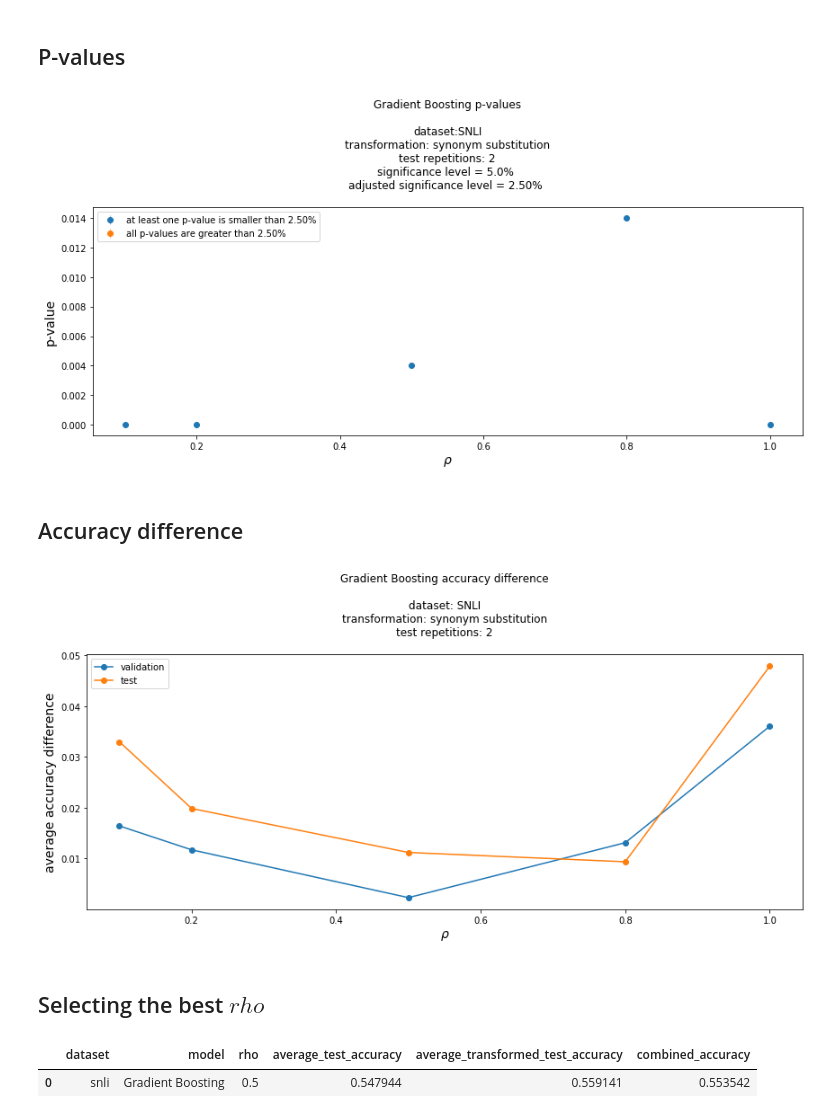
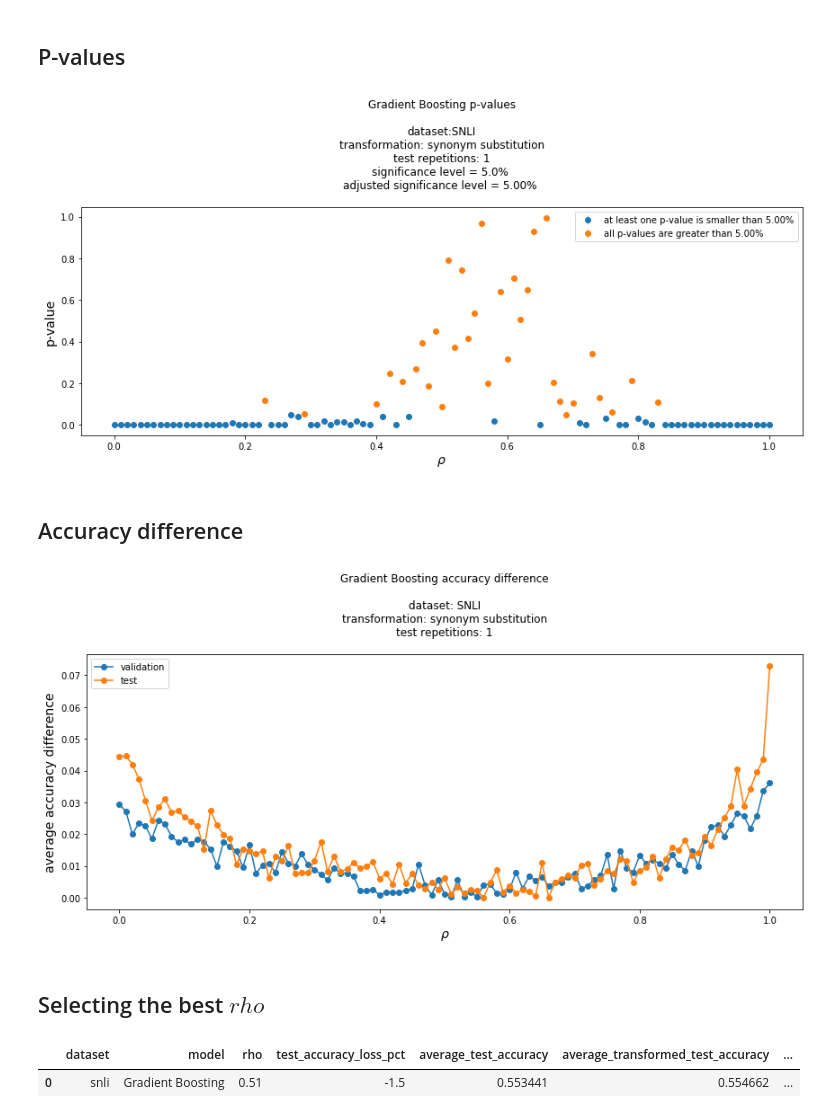
Before and after one commit to lukewanless/looking-for-equivalences, a Jupyter notebook: src/check_results_xgb_p_and_h.ipynb, the cells around one changed output. Cells and saved outputs as stored; diff of their text form; code cells hidden in the pictures.

```diff
--- a/src/check_results_xgb_p_and_h.ipynb
+++ b/src/check_results_xgb_p_and_h.ipynb
@@ -19,7 +19,7 @@ all_transformed_accs = []
 all_paired_t_p_values = []
 all_dev_plus_diff = []
 
-test_repetitions = 2
+test_repetitions = 1
 batchs = range(1, test_repetitions + 1)
 
 for i in tqdm(batchs):
@@ -60,7 +60,7 @@ fig.tight_layout()
 # %% [markdown]
 ## P-values
 # %%
-rhos, y, error = get_rho_stats_from_result_list(all_paired_t_p_values)
+rhos, mean_p_values, error_p_values, min_p_values = get_rho_stats_from_result_list(all_paired_t_p_values)
 
 alpha = 0.05
 alpha_adj = alpha / test_repetitions
@@ -68,18 +68,18 @@ alpha_adj = alpha / test_repetitions
 rejected_ids = []
 remain_ids = []
 
-for i,v in enumerate(y):
-    if v < alpha_adj:
+for i,p in enumerate(min_p_values):
+    if p < alpha_adj:
         rejected_ids.append(i)
     else:
         remain_ids.append(i)
 
 rhos_rejected = rhos[rejected_ids]
 rhos_remain = rhos[remain_ids]
-y_rejected = y[rejected_ids]
-y_remain = y[remain_ids]
-error_rejected = error[rejected_ids]
-error_remain = error[remain_ids]
+y_rejected = mean_p_values[rejected_ids]
+y_remain = mean_p_values[remain_ids]
+error_rejected = error_p_values[rejected_ids]
+error_remain = error_p_values[remain_ids]
 
 title_msg = "Gradient Boosting p-values\n\ndataset:"
 title_msg += "SNLI\ntransformation: synonym substitution\ntest repetitions: {}\n".format(test_repetitions)
@@ -96,29 +96,29 @@ ax.set_ylabel("p-value", fontsize=14);
 ax.set_title(title_msg);
 fig.tight_layout()
 fig.tight_layout()
-# fig.savefig('figs/gb_p_values_snli_syn_p_h.png', bbox_inches=None, pad_inches=0.5)
+fig.savefig('figs/gb_p_values_snli_syn_p_h.png', bbox_inches=None, pad_inches=0.5)
 # %% [output]
-[figure, old version]
+[figure, new version]
 # %% [markdown]
 ## Accuracy difference
 # %%
-rhos, diff, _ = get_rho_stats_from_result_list(all_dev_plus_diff)
-_, test_acc, _ = get_rho_stats_from_result_list(all_accs)
-_, test_acc_t, _ = get_rho_stats_from_result_list(all_transformed_accs)
+rhos, diff, _,_ = get_rho_stats_from_result_list(all_dev_plus_diff)
+_, test_acc, _,_ = get_rho_stats_from_result_list(all_accs)
+_, test_acc_t, _,_ = get_rho_stats_from_result_list(all_transformed_accs)
 test_diff = np.abs(test_acc - test_acc_t)
 
 fig, ax = plt.subplots(figsize=(12,6))
 ax.errorbar(rhos, diff, fmt='-o', label="validation");
 ax.errorbar(rhos, test_diff, fmt='-o', label="test");
 
 ax.legend(loc="best");
 ax.set_xlabel(r"$\rho$", fontsize=14);
 ax.set_ylabel("average accuracy difference", fontsize=14);
 ax.set_title("Gradient Boosting accuracy difference\n\ndataset: SNLI\ntransformation: synonym substitution\ntest repetitions: {}\n".format(test_repetitions));
 fig.tight_layout()
-# fig.savefig('figs/gb_acc_snli_syn_p_h.png', bbox_inches=None, pad_inches=0.5)
+fig.savefig('figs/gb_acc_diff_snli_syn_p_h.png', bbox_inches=None, pad_inches=0.5)
 # %% [output]
-[figure, old version]
+[figure, new version]
 # %% [markdown]
 ## Selecting the best $rho$
 # %%
@@ -126,16 +126,17 @@ id_min = np.argmin(diff)
 min_rho = rhos[id_min]
 min_rho_test_acc = test_acc[id_min]
 min_rho_transformed_test_acc = test_acc_t[id_min]
-
+test_accuracy_loss_pct = np.round(((min_rho_test_acc  - test_acc[0]) / test_acc[0]) * 100, 1)
 
 analysis = {"dataset":"snli",
             "model": "Gradient Boosting",
             "rho":min_rho,
+            "test_accuracy_loss_pct": test_accuracy_loss_pct,
             "average_test_accuracy": min_rho_test_acc,
             "average_transformed_test_accuracy": min_rho_transformed_test_acc,
             "combined_accuracy": np.mean([min_rho_test_acc,min_rho_transformed_test_acc])}
 analysis = pd.DataFrame(analysis, index=[0])
 analysis
 # %% [output]
-|  | dataset | model | rho | average_test_accuracy | average_transformed_test_accuracy | combined_accuracy |
-| 0 | snli | Gradient Boosting | 0.5 | 0.547944 | 0.559141 | 0.553542 |
+|  | dataset | model | rho | test_accuracy_loss_pct | average_test_accuracy | average_transformed_test_accuracy | ... |
+| 0 | snli | Gradient Boosting | 0.51 | -1.5 | 0.553441 | 0.554662 | ... |
```
Also changed, not shown: parts of 1 cell of this notebook, 8 other files.
